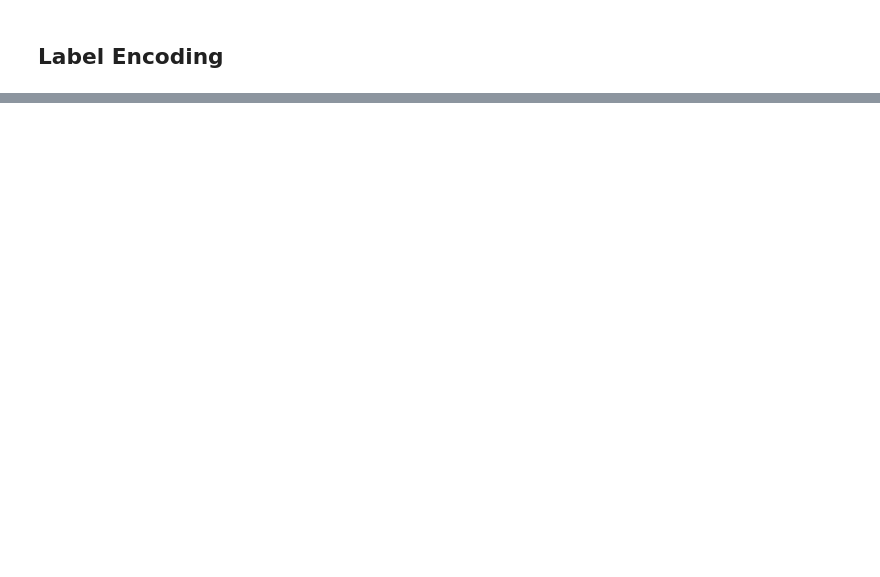
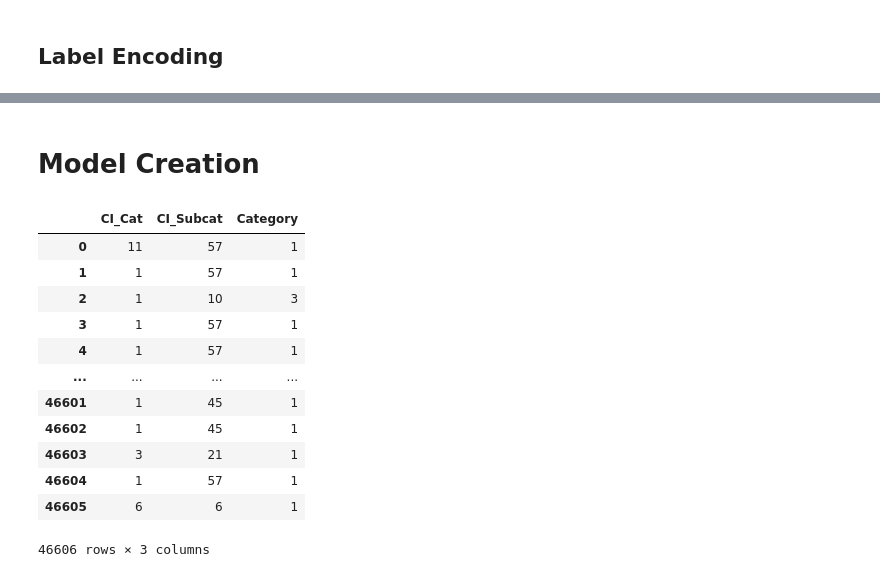
Before and after one commit to SHASHANKV9611/ABC-Tech-ITSM---ML, a Jupyter notebook: ABC_Tech.ipynb, the cells around one changed output, grey strips where cells are left out. Saved outputs shown, nothing was run; the diff lists cells and outputs as text; code cells hidden in the pictures; blank space fills up the shorter version.

Commit message:
model creation and evaluation

```diff
--- a/ABC_Tech.ipynb
+++ b/ABC_Tech.ipynb
@@ -475,0 +578,2 @@ data
+# %% [markdown]
+# Model Creation
@@ -475,0 +590,16 @@ data
+# %%
+X
+# %% [output]
+|  | CI_Cat | CI_Subcat | Category |
+| 0 | 11 | 57 | 1 |
+| 1 | 1 | 57 | 1 |
+| 2 | 1 | 10 | 3 |
+| 3 | 1 | 57 | 1 |
+| 4 | 1 | 57 | 1 |
+| ... | ... | ... | ... |
+| 46601 | 1 | 45 | 1 |
+| 46602 | 1 | 45 | 1 |
+| 46603 | 3 | 21 | 1 |
+| 46604 | 1 | 57 | 1 |
+| 46605 | 6 | 6 | 1 |
+46606 rows × 3 columns
```
Also changed, not shown: parts of 41 cells of this notebook.
